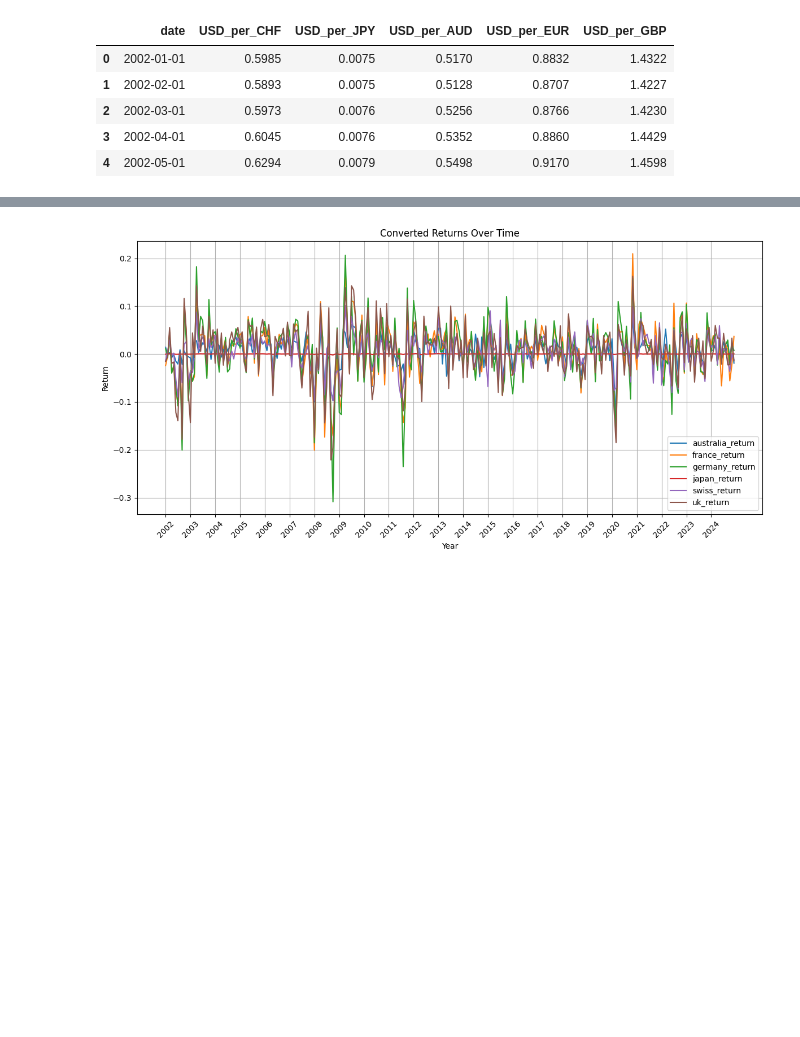
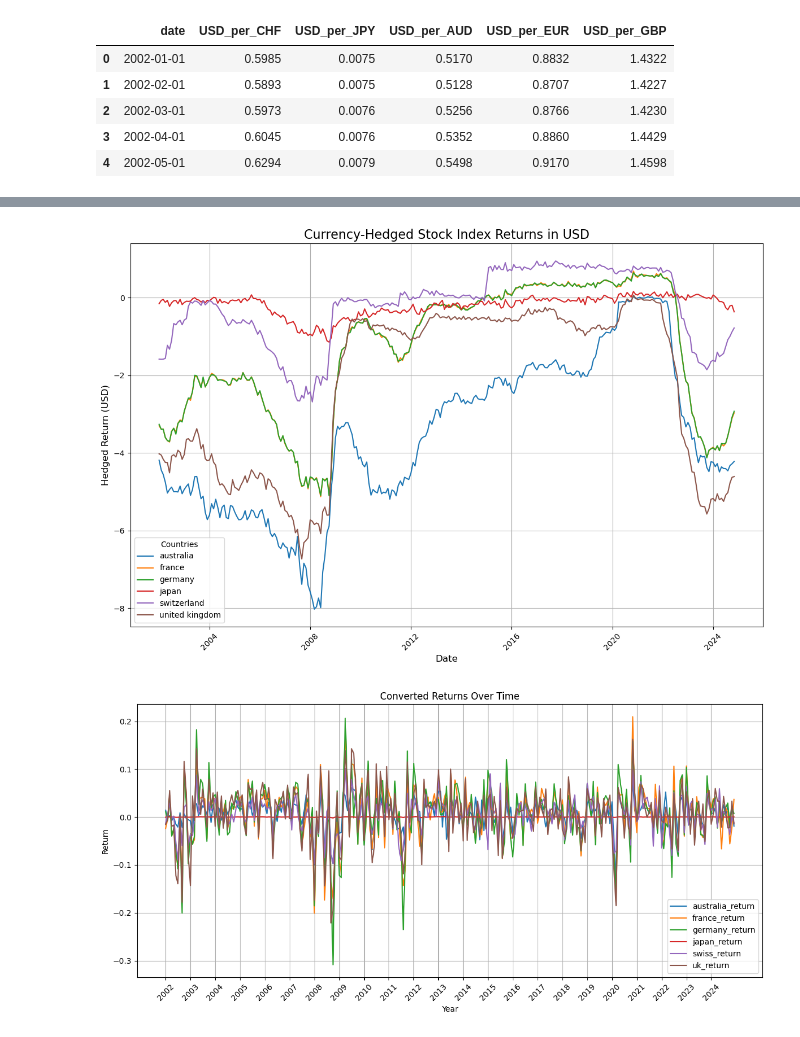
Before and after one commit to matthias-wyss/Investments-project, a Jupyter notebook: src/data_collection.ipynb, the cells around one changed output, grey strips where cells are left out. Cells and saved outputs as stored; diff of their text form; code cells hidden in the pictures; blank space fills up the shorter version.

```diff
--- a/src/data_collection.ipynb
+++ b/src/data_collection.ipynb
@@ -89,3 +531,26 @@ df_all.head()
+# %%
+# Plot the hedged returns for each country
+plt.figure(figsize=(12, 8))
+
+# Loop through each country to plot the corresponding hedged return
+for country in country_map.keys():
+    hedged_col = f"{country}_hedged_return_usd"
+    if hedged_col in df_hedged.columns:  # Ensure the column exists
+        plt.plot(df_hedged["date"], df_hedged[hedged_col], label=country)
+
+# Customize the plot
+plt.title("Currency-Hedged Stock Index Returns in USD", fontsize=16)
+plt.xlabel("Date", fontsize=12)
+plt.ylabel("Hedged Return (USD)", fontsize=12)
+plt.legend(title="Countries", loc="best")
+plt.grid(True)
+plt.xticks(rotation=45)
+
+# Show the plot
+plt.tight_layout()
+plt.show()
+# %% [output]
+[figure, added]
 # %%
 # Array with all the non-usd currencies
 currencies = ["AUD", "EUR", "JPY", "CHF", "GBP"]
```
Also changed, not shown: parts of 11 cells of this notebook, 5 other files.
